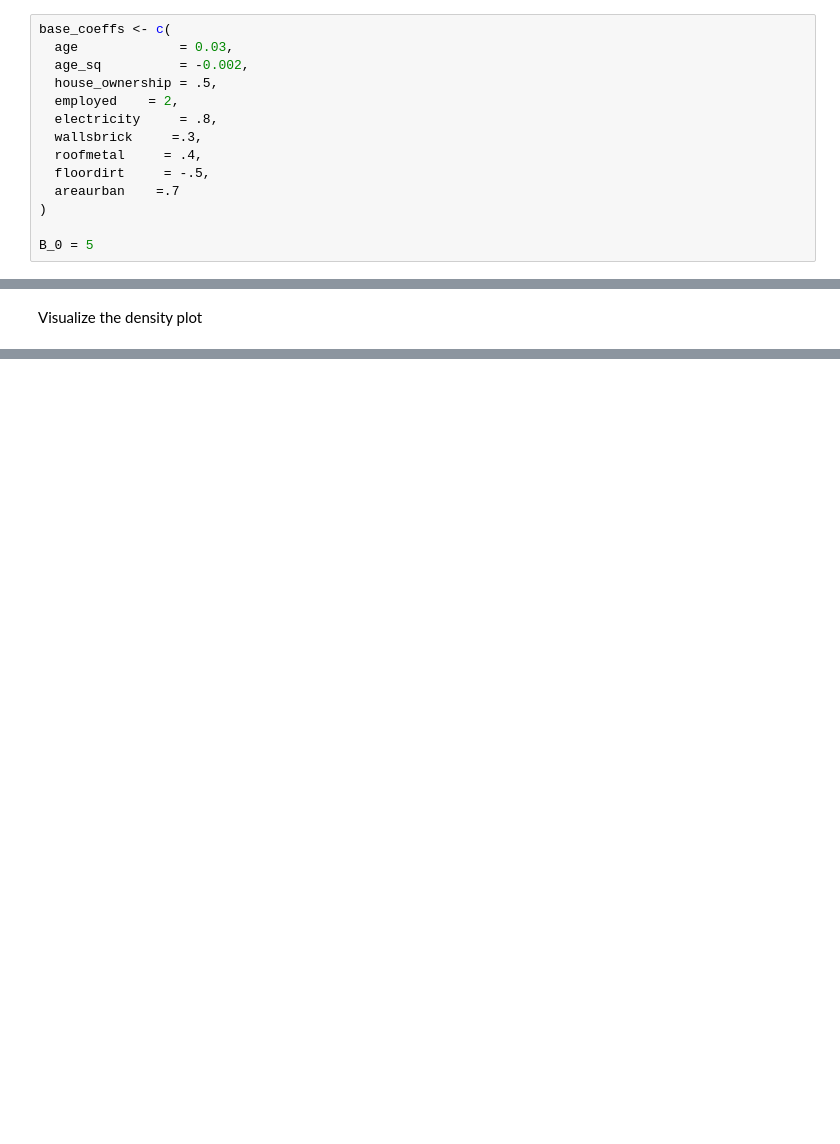
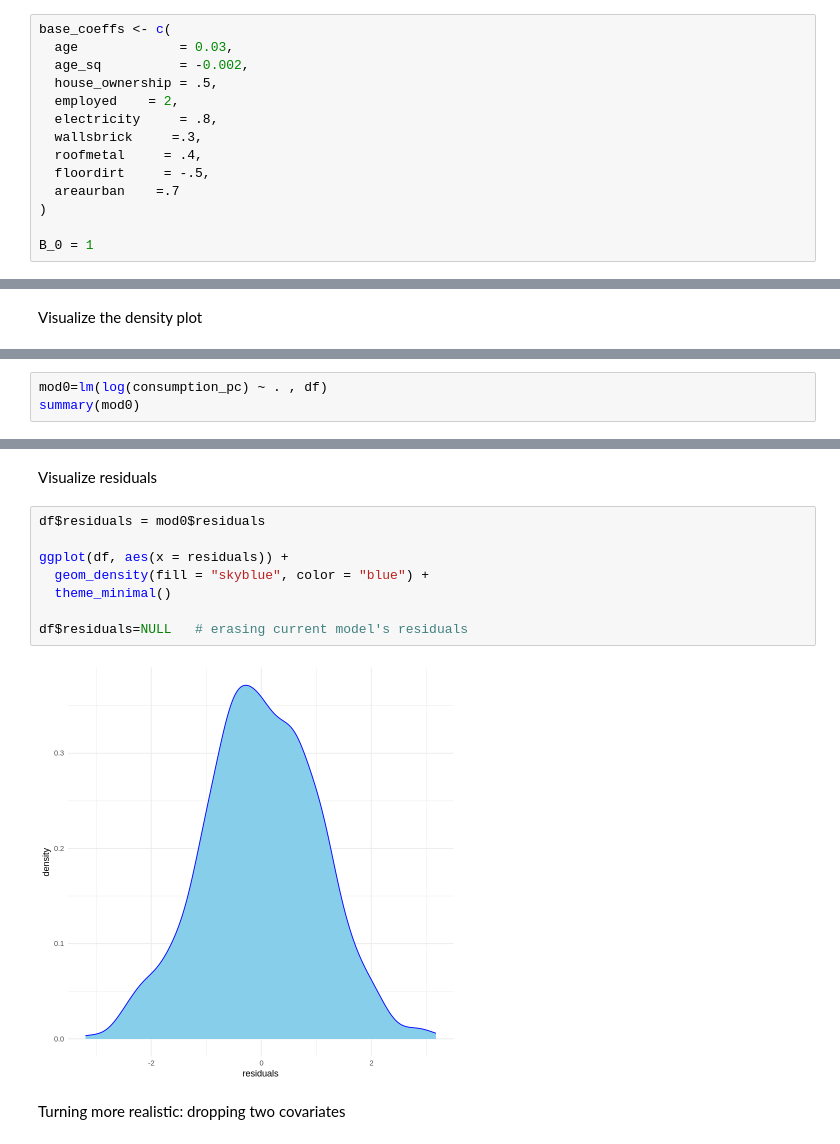
Before and after one commit to jefernandezec/s2s, a Jupyter notebook: S2S.ipynb, the cells around one changed output, grey strips where cells are left out. Drawn from its saved outputs; the diff is of its cells as text; blank space fills up the shorter version.

```diff
--- a/S2S.ipynb
+++ b/S2S.ipynb
@@ -39,7 +39,7 @@ base_coeffs <- c(
   areaurban    =.7
 )
 
-B_0 = 5
+B_0 = 1
 # %% [markdown]
 Simulate normal random noise and create per capita consumption
 # %%
@@ -61,0 +76,3 @@ ggplot(df, aes(x = log(consumption_pc))) +
+# %%
+mod0=lm(log(consumption_pc) ~ . , df)
+summary(mod0)
@@ -61,0 +97,14 @@ ggplot(df, aes(x = log(consumption_pc))) +
+# %% [markdown]
+Visualize residuals
+# %%
+df$residuals = mod0$residuals
+
+ggplot(df, aes(x = residuals)) +
+  geom_density(fill = "skyblue", color = "blue") +
+  theme_minimal()
+
+df$residuals=NULL   # erasing current model's residuals
+# %% [output]
+[figure, added]
+# %% [markdown]
+Turning more realistic: dropping two covariates
```
Also changed, not shown: parts of 5 cells of this notebook.
